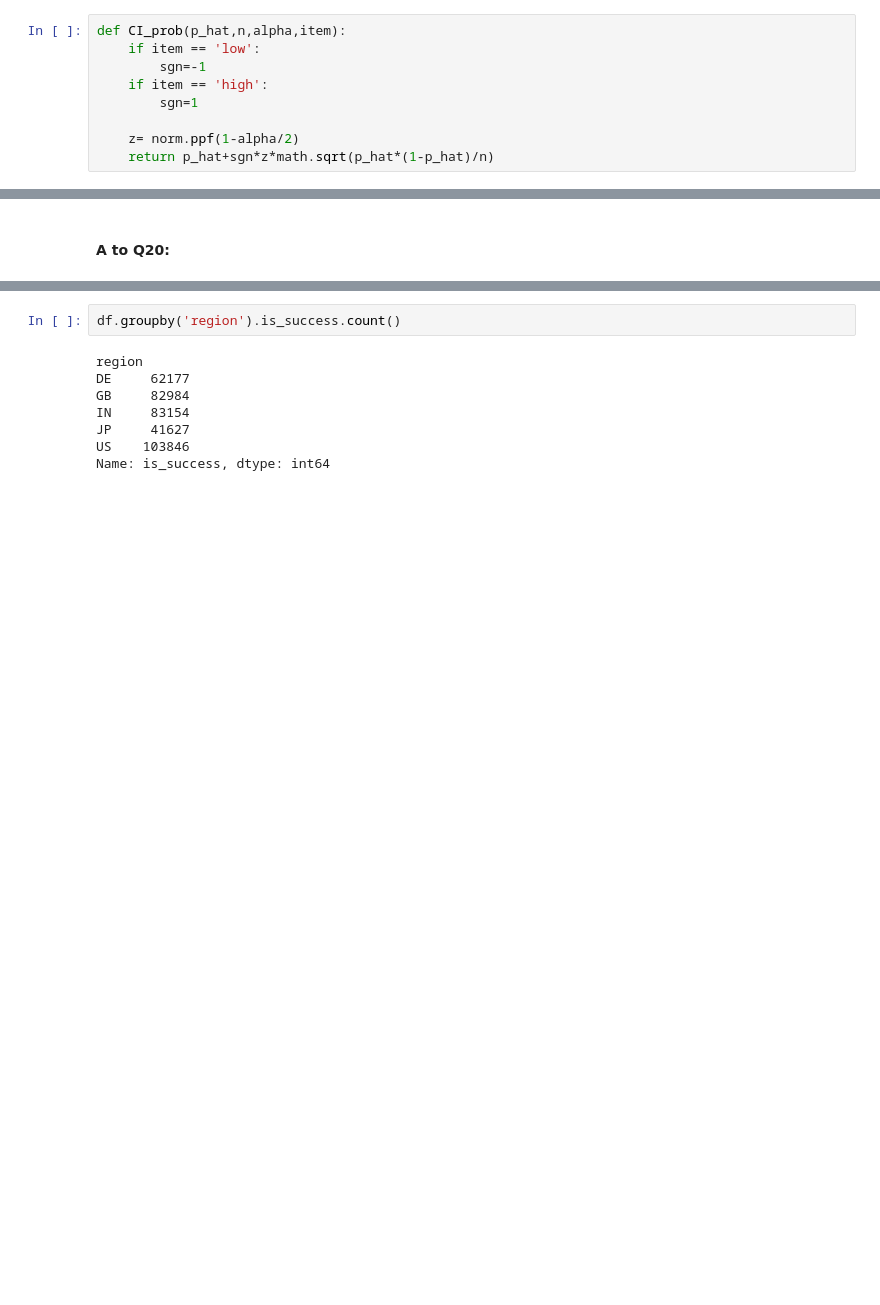
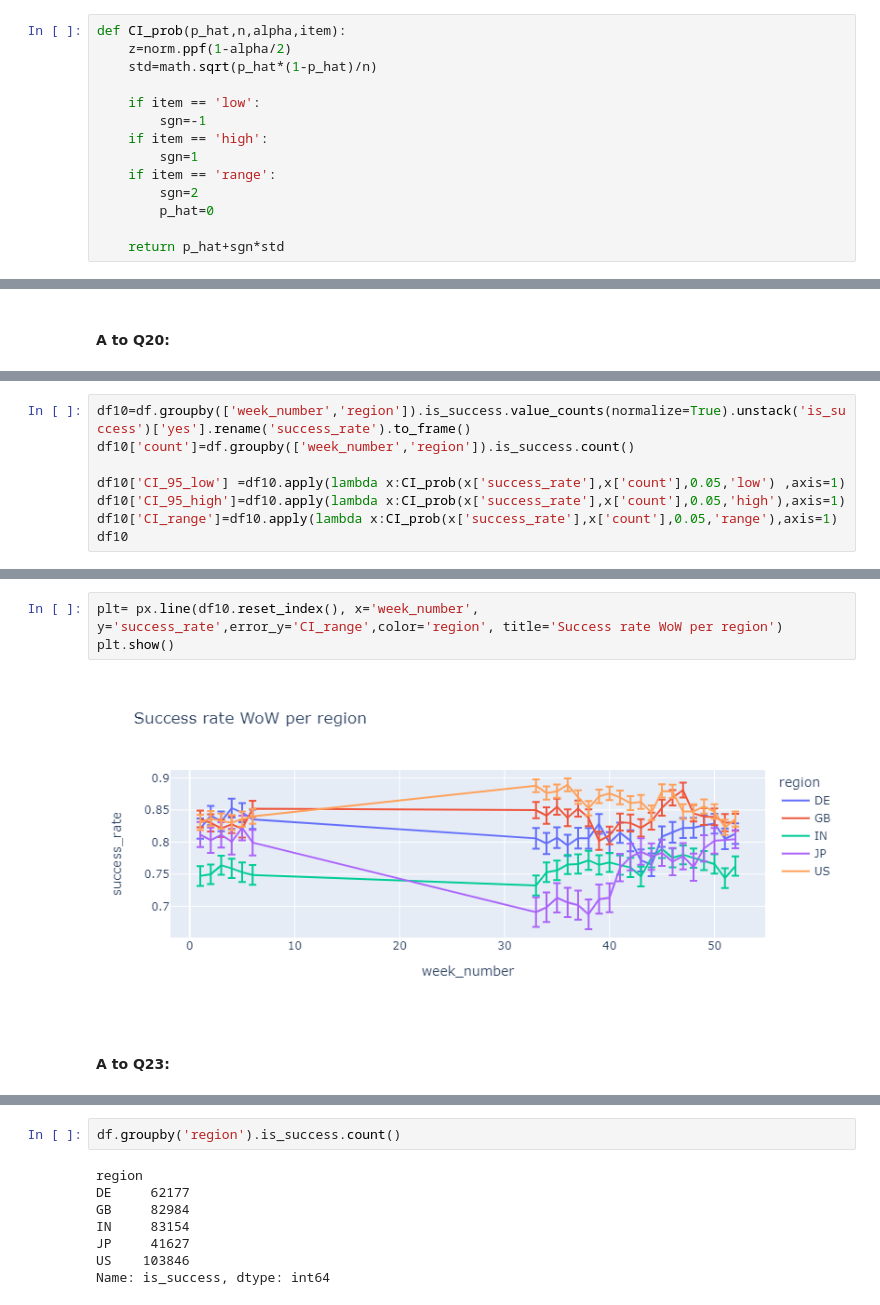
Before and after one commit to MeirYosub/Python-ML--Pandas, a Jupyter notebook: Exercise 2 - Solution - Meir Yosub.ipynb, the cells around one changed output, grey strips where cells are left out. Cells and saved outputs as stored; diff of their text form; blank space fills up the shorter version.

```diff
--- a/Exercise 2 - Solution - Meir Yosub.ipynb
+++ b/Exercise 2 - Solution - Meir Yosub.ipynb
@@ -734,13 +734,18 @@ Name: yes, dtype: object
 #### A to Q17:
 # %%
 def CI_prob(p_hat,n,alpha,item):
+    z=norm.ppf(1-alpha/2)
+    std=math.sqrt(p_hat*(1-p_hat)/n)
+
     if item == 'low':
         sgn=-1
     if item == 'high':
         sgn=1
+    if item == 'range':
+        sgn=2
+        p_hat=0
 
-    z= norm.ppf(1-alpha/2)
-    return p_hat+sgn*z*math.sqrt(p_hat*(1-p_hat)/n)
+    return p_hat+sgn*std
 # %%
 df1=df.groupby('region').is_success.value_counts(normalize=True).unstack('is_success')['yes'].rename('success_rate').to_frame()
 df1['count']=df.groupby('region').is_success.count()
@@ -905,0 +945,8 @@ Yield                  0.637218  18847   0.630354    0.644082
+# %%
+df10=df.groupby(['week_number','region']).is_success.value_counts(normalize=True).unstack('is_success')['yes'].rename('success_rate').to_frame()
+df10['count']=df.groupby(['week_number','region']).is_success.count()
+
+df10['CI_95_low'] =df10.apply(lambda x:CI_prob(x['success_rate'],x['count'],0.05,'low') ,axis=1)
+df10['CI_95_high']=df10.apply(lambda x:CI_prob(x['success_rate'],x['count'],0.05,'high'),axis=1)
+df10['CI_range']=df10.apply(lambda x:CI_prob(x['success_rate'],x['count'],0.05,'range'),axis=1)
+df10
@@ -905,0 +968,7 @@ Yield                  0.637218  18847   0.630354    0.644082
+# %%
+plt= px.line(df10.reset_index(), x='week_number', y='success_rate',error_y='CI_range',color='region', title='Success rate WoW per region')
+plt.show()
+# %% [output]
+[figure, added]
+# %% [markdown]
+#### A to Q23:
```
Also changed, not shown: parts of 39 cells of this notebook.
